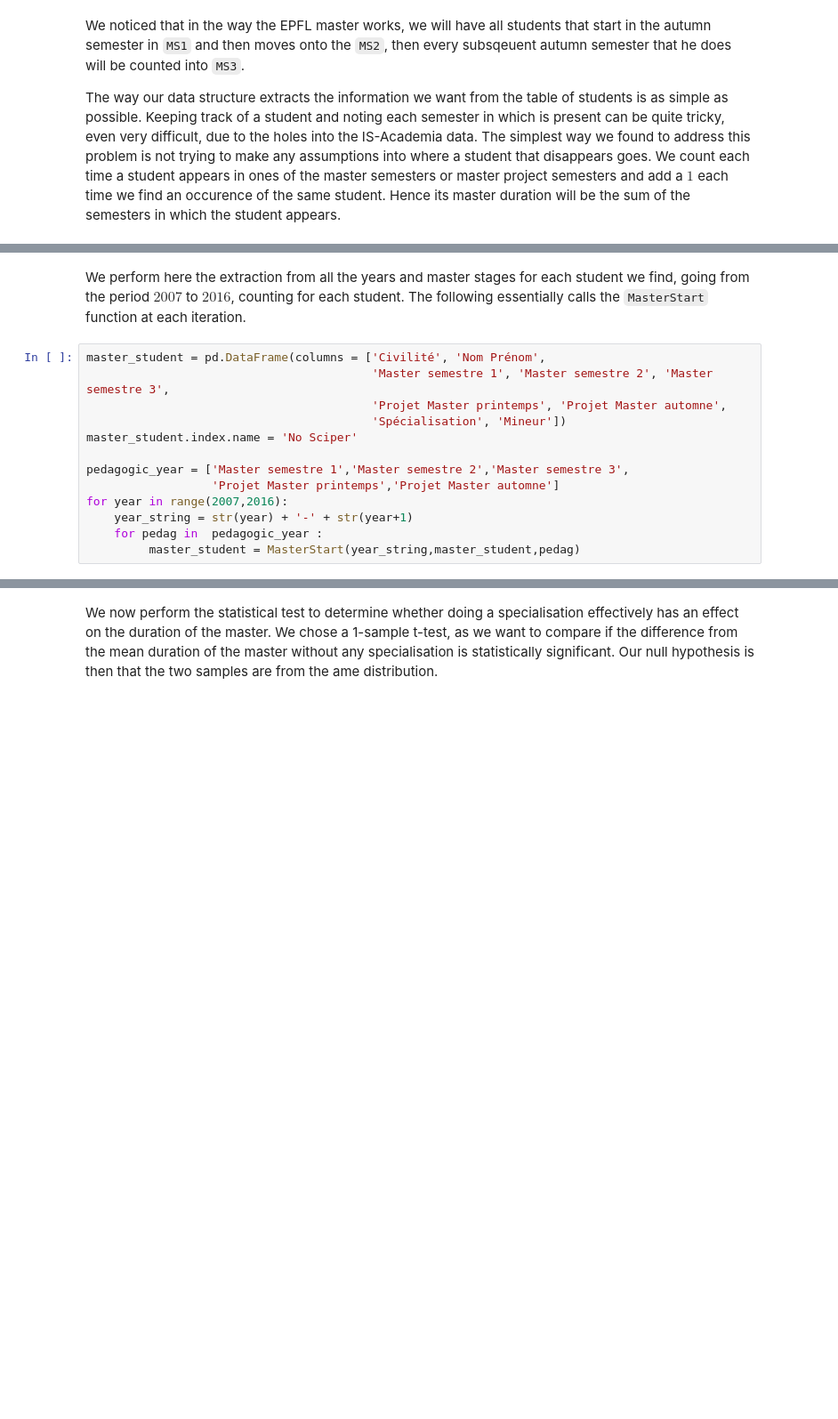
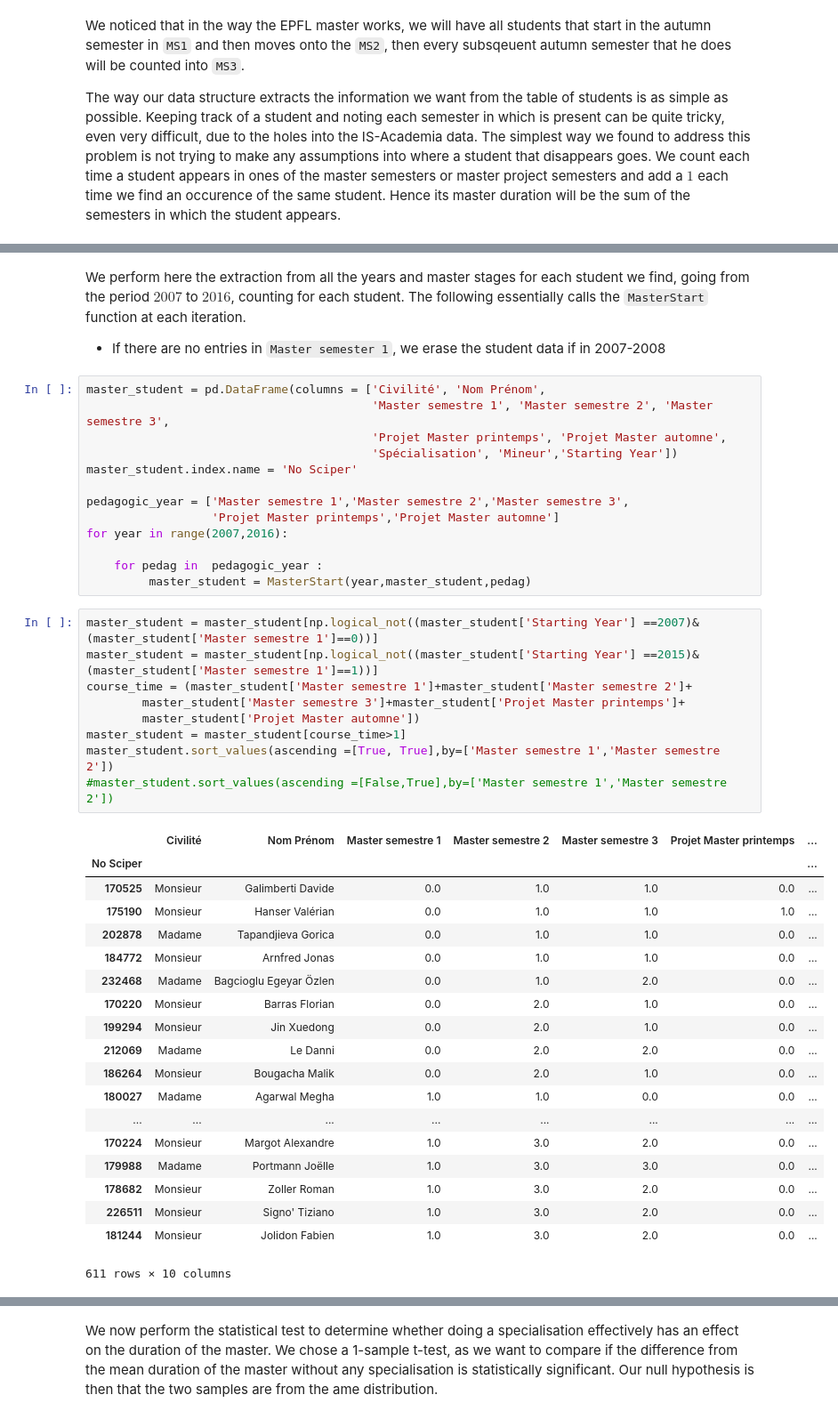
Before and after one commit to AgatheVkc/ada_homework, a Jupyter notebook: 02 - Data from the Web/assignment2.ipynb, the cells around one changed output, grey strips where cells are left out. Shown: that part at 89% size. Saved outputs shown, nothing was run; the diff lists cells and outputs as text; blank space fills up the shorter version.

```diff
--- a/02 - Data from the Web/assignment2.ipynb
+++ b/02 - Data from the Web/assignment2.ipynb
@@ -107,19 +112,49 @@ def MasterStart(year_string,master_student,pedag) :
     return master_student
 # %% [markdown]
 We perform here the extraction from all the years and master stages for each student we find, going from the period $2007$ to $2016$, counting for each student. The following essentially calls the `MasterStart` function at each iteration.
+ - If there are no entries in `Master semester 1`, we erase the student data if in 2007-2008
 # %%
 master_student = pd.DataFrame(columns = ['Civilité', 'Nom Prénom',
                                          'Master semestre 1', 'Master semestre 2', 'Master semestre 3',
                                          'Projet Master printemps', 'Projet Master automne',
-                                         'Spécialisation', 'Mineur'])
+                                         'Spécialisation', 'Mineur','Starting Year'])
 master_student.index.name = 'No Sciper'
 
 pedagogic_year = ['Master semestre 1','Master semestre 2','Master semestre 3',
                   'Projet Master printemps','Projet Master automne']
 for year in range(2007,2016):
-    year_string = str(year) + '-' + str(year+1)
+
     for pedag in  pedagogic_year :
-         master_student = MasterStart(year_string,master_student,pedag)
+         master_student = MasterStart(year,master_student,pedag)
+# %%
+master_student = master_student[np.logical_not((master_student['Starting Year'] ==2007)&(master_student['Master semestre 1']==0))]
+master_student = master_student[np.logical_not((master_student['Starting Year'] ==2015)&(master_student['Master semestre 1']==1))]
+course_time = (master_student['Master semestre 1']+master_student['Master semestre 2']+
+        master_student['Master semestre 3']+master_student['Projet Master printemps']+
+        master_student['Projet Master automne'])
+master_student = master_student[course_time>1]
+master_student.sort_values(ascending =[True, True],by=['Master semestre 1','Master semestre 2'])
+#master_student.sort_values(ascending =[False,True],by=['Master semestre 1','Master semestre 2'])
+# %% [output]
+|  | Civilité | Nom Prénom | Master semestre 1 | Master semestre 2 | Master semestre 3 | Projet Master printemps | ... |
+| No Sciper |  |  |  |  |  |  | ... |
+| 170525 | Monsieur | Galimberti Davide | 0.0 | 1.0 | 1.0 | 0.0 | ... |
+| 175190 | Monsieur | Hanser Valérian | 0.0 | 1.0 | 1.0 | 1.0 | ... |
+| 202878 | Madame | Tapandjieva Gorica | 0.0 | 1.0 | 1.0 | 0.0 | ... |
+| 184772 | Monsieur | Arnfred Jonas | 0.0 | 1.0 | 1.0 | 0.0 | ... |
+| 232468 | Madame | Bagcioglu Egeyar Özlen | 0.0 | 1.0 | 2.0 | 0.0 | ... |
+| 170220 | Monsieur | Barras Florian | 0.0 | 2.0 | 1.0 | 0.0 | ... |
+| 199294 | Monsieur | Jin Xuedong | 0.0 | 2.0 | 1.0 | 0.0 | ... |
+| 212069 | Madame | Le Danni | 0.0 | 2.0 | 2.0 | 0.0 | ... |
+| 186264 | Monsieur | Bougacha Malik | 0.0 | 2.0 | 1.0 | 0.0 | ... |
+| 180027 | Madame | Agarwal Megha | 1.0 | 1.0 | 0.0 | 0.0 | ... |
+| ... | ... | ... | ... | ... | ... | ... | ... |
+| 170224 | Monsieur | Margot Alexandre | 1.0 | 3.0 | 2.0 | 0.0 | ... |
+| 179988 | Madame | Portmann Joëlle | 1.0 | 3.0 | 3.0 | 0.0 | ... |
+| 178682 | Monsieur | Zoller Roman | 1.0 | 3.0 | 2.0 | 0.0 | ... |
+| 226511 | Monsieur | Signo' Tiziano | 1.0 | 3.0 | 2.0 | 0.0 | ... |
+| 181244 | Monsieur | Jolidon Fabien | 1.0 | 3.0 | 2.0 | 0.0 | ... |
+611 rows × 10 columns
 # %% [markdown]
 **Assumptions**  :
  - It is possible to have project master in spring and autumn (not really an assumption, but we realise it's possible to fail the master project and redo it, so the data is valid).
```
Also changed, not shown: parts of 15 cells of this notebook.
